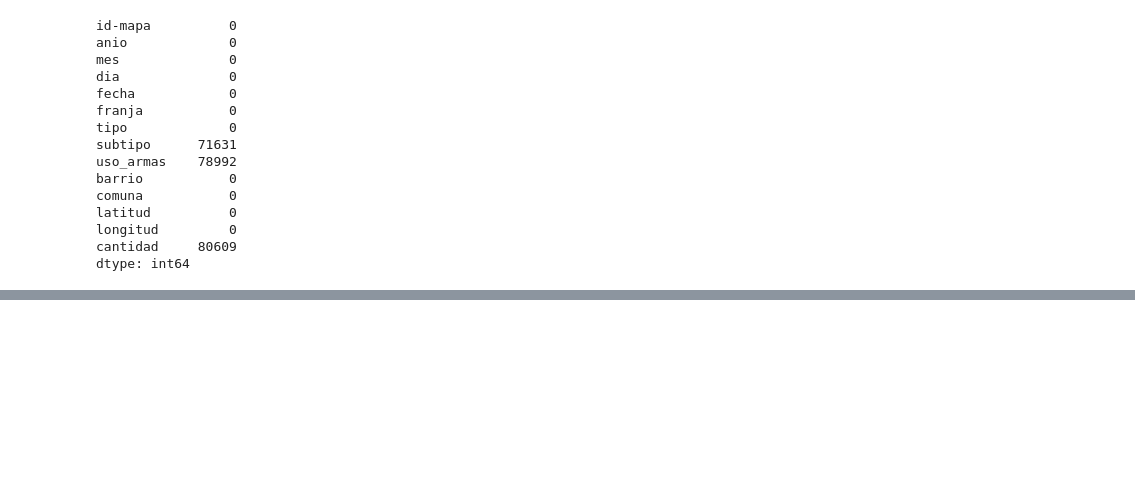
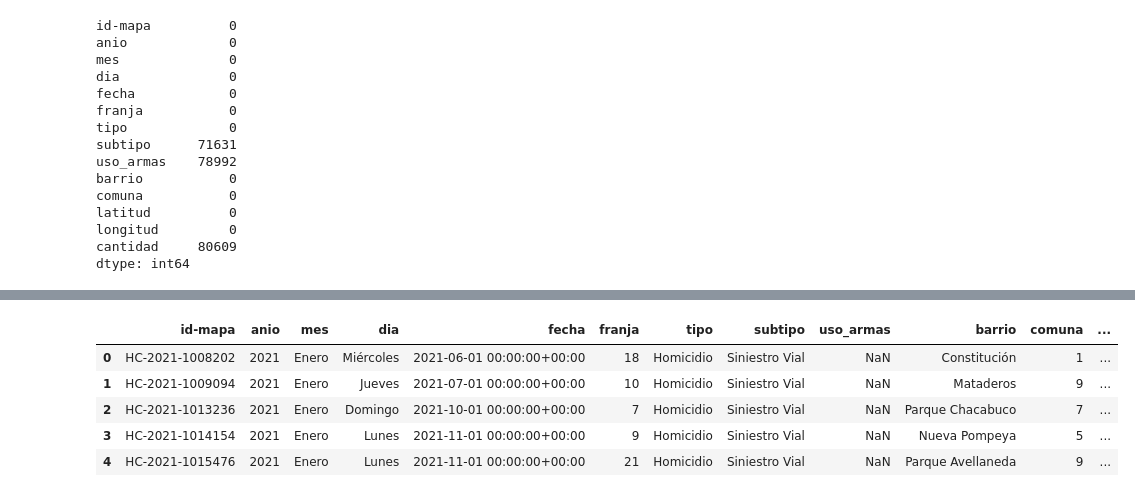
Before and after one commit to No-Country-simulation/equipo-c24-03-m-data, a Jupyter notebook: modules/EDA.ipynb, the cells around one changed output, grey strips where cells are left out. Drawn from its saved outputs; the diff is of its cells as text; code cells hidden in the pictures; blank space fills up the shorter version.

```diff
--- a/modules/EDA.ipynb
+++ b/modules/EDA.ipynb
@@ -192,0 +550,9 @@ Observamos que aún tenemos valores nulos en las columnas subtipo y uso_armas, n
+# %%
+df.head()
+# %% [output]
+|  | id-mapa | anio | mes | dia | fecha | franja | tipo | subtipo | uso_armas | barrio | comuna | ... |
+| 0 | HC-2021-1008202 | 2021 | Enero | Miércoles | 2021-06-01 00:00:00+00:00 | 18 | Homicidio | Siniestro Vial | NaN | Constitución | 1 | ... |
+| 1 | HC-2021-1009094 | 2021 | Enero | Jueves | 2021-07-01 00:00:00+00:00 | 10 | Homicidio | Siniestro Vial | NaN | Mataderos | 9 | ... |
+| 2 | HC-2021-1013236 | 2021 | Enero | Domingo | 2021-10-01 00:00:00+00:00 | 7 | Homicidio | Siniestro Vial | NaN | Parque Chacabuco | 7 | ... |
+| 3 | HC-2021-1014154 | 2021 | Enero | Lunes | 2021-11-01 00:00:00+00:00 | 9 | Homicidio | Siniestro Vial | NaN | Nueva Pompeya | 5 | ... |
+| 4 | HC-2021-1015476 | 2021 | Enero | Lunes | 2021-11-01 00:00:00+00:00 | 21 | Homicidio | Siniestro Vial | NaN | Parque Avellaneda | 9 | ... |
```
Also changed, not shown: parts of 60 cells of this notebook, 2 other files.
